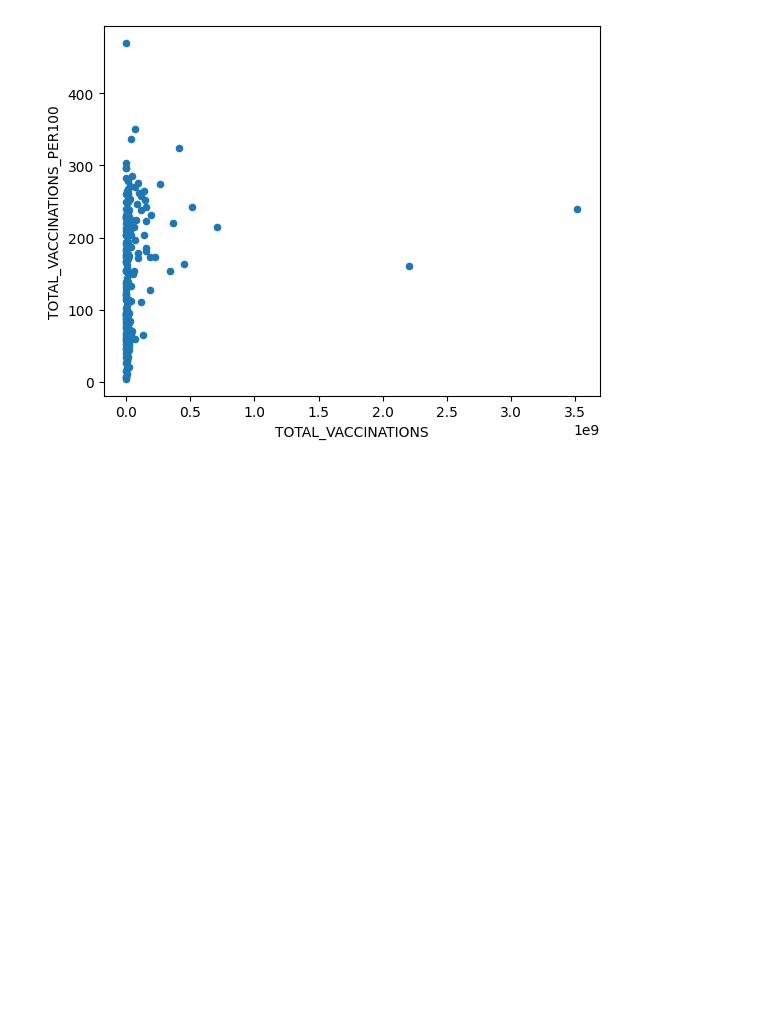
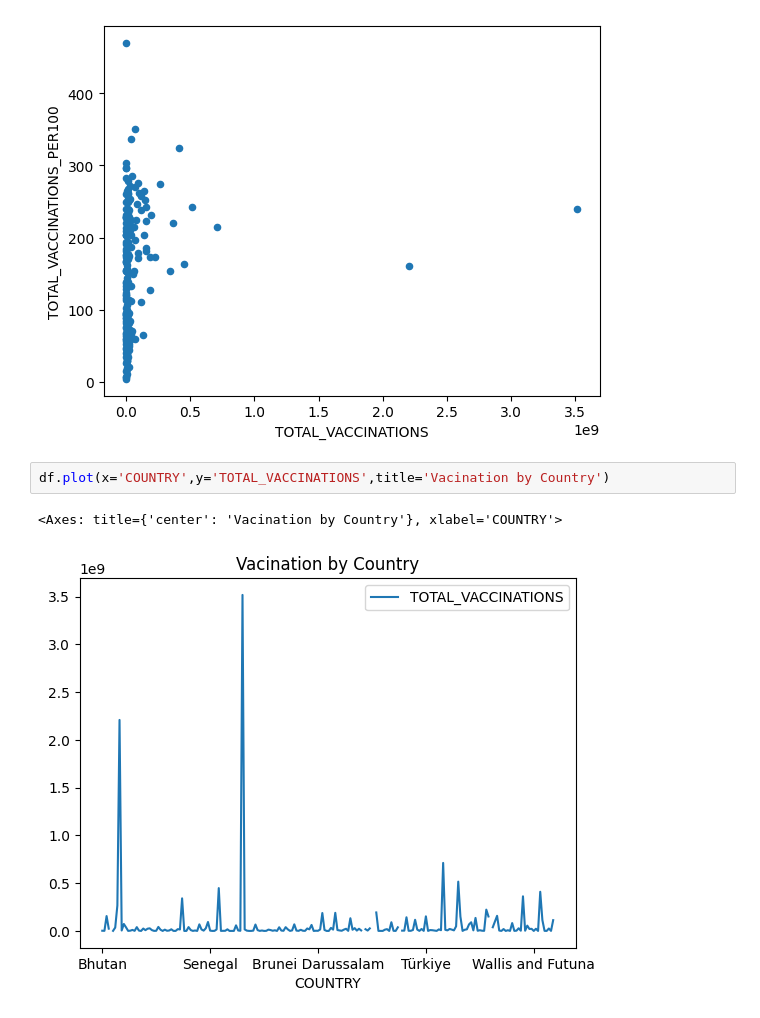
Before and after one commit to mamar/Covid_2019_vacination-Data-Analysis, a Jupyter notebook: covid-2019-vacination-data-analysis.ipynb, the cells around one changed output. Cells and saved outputs as stored; diff of their text form; blank space fills up the shorter version.

Commit message:
Kaggle Notebook | Covid_2019_vacination Data Analysis | Version 11

```diff
--- a/covid-2019-vacination-data-analysis.ipynb
+++ b/covid-2019-vacination-data-analysis.ipynb
@@ -81,3 +82,8 @@ df.plot.scatter(x='TOTAL_VACCINATIONS',y='TOTAL_VACCINATIONS_PER100')
 # %% [output]
 <Axes: xlabel='TOTAL_VACCINATIONS', ylabel='TOTAL_VACCINATIONS_PER100'>
 [figure]
+# %%
+df.plot(x='COUNTRY',y='TOTAL_VACCINATIONS',title='Vacination by Country')
+# %% [output]
+<Axes: title={'center': 'Vacination by Country'}, xlabel='COUNTRY'>
+[figure, added]
```
Also changed, not shown: parts of 8 cells of this notebook.
